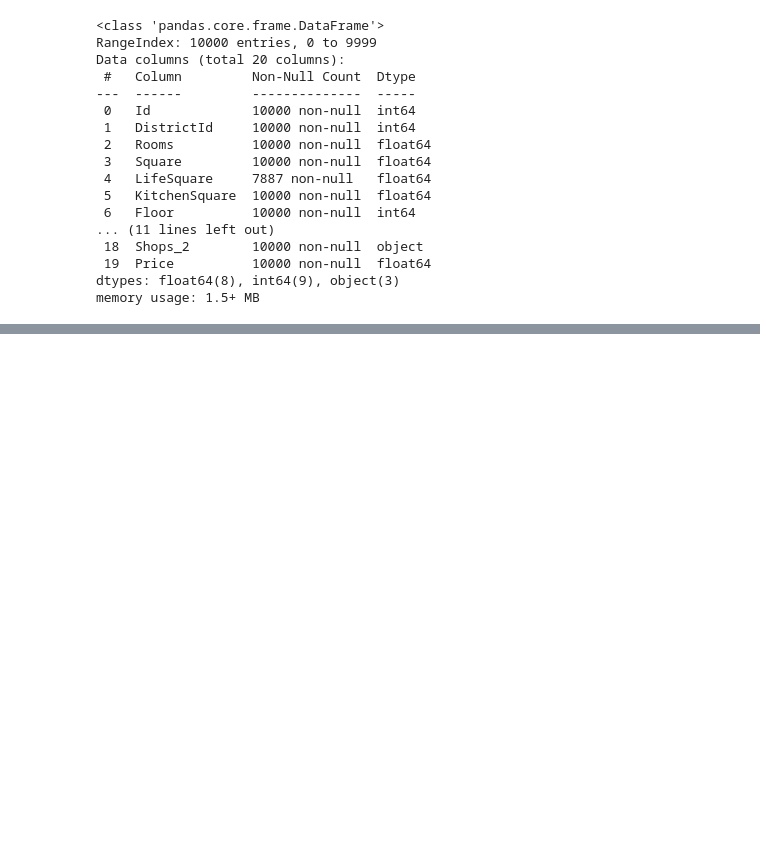
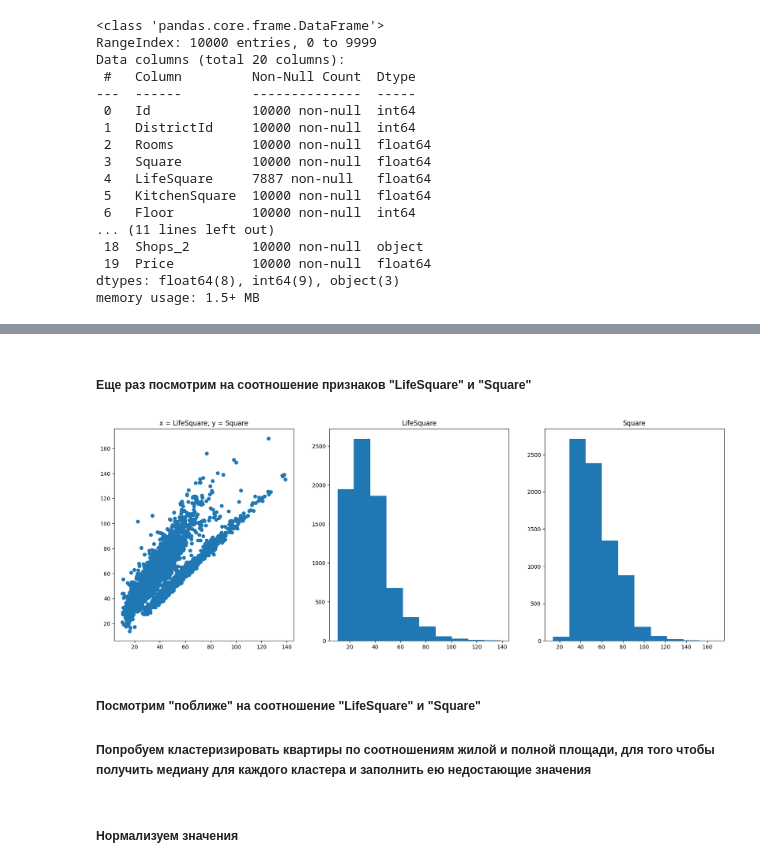
Before and after one commit to nickogee/gb_Python_for_DS, a Jupyter notebook: Course_project/Project.ipynb, the cells around one changed output, grey strips where cells are left out. Cells and saved outputs as stored; diff of their text form; code cells hidden in the pictures; blank space fills up the shorter version.

```diff
--- a/Course_project/Project.ipynb
+++ b/Course_project/Project.ipynb
@@ -71,0 +133,14 @@ memory usage: 1.5+ MB
+# %%
+df_train = df_train[(df_train['LifeSquare'] < 150) & (df_train['LifeSquare'] > 10)]
+df_train = df_train[(df_train['Square'] < 175) & (df_train['Square'] > 10)]
+# %% [markdown]
+##### Еще раз посмотрим на соотношение признаков "LifeSquare" и "Square"
+# %%
+plot_scat_hist(df_train, 'LifeSquare','Square', 10)
+# %% [output]
+[figure, added]
+# %% [markdown]
+##### Посмотрим "поближе" на  соотношение "LifeSquare" и "Square"
+##### Попробуем кластеризировать квартиры по соотношениям жилой и полной площади, для того чтобы получить медиану для каждого кластера и заполнить ею недостающие значения
+# %% [markdown]
+##### Нормализуем значения
```
Also changed, not shown: parts of 23 cells of this notebook, 1 other file.
